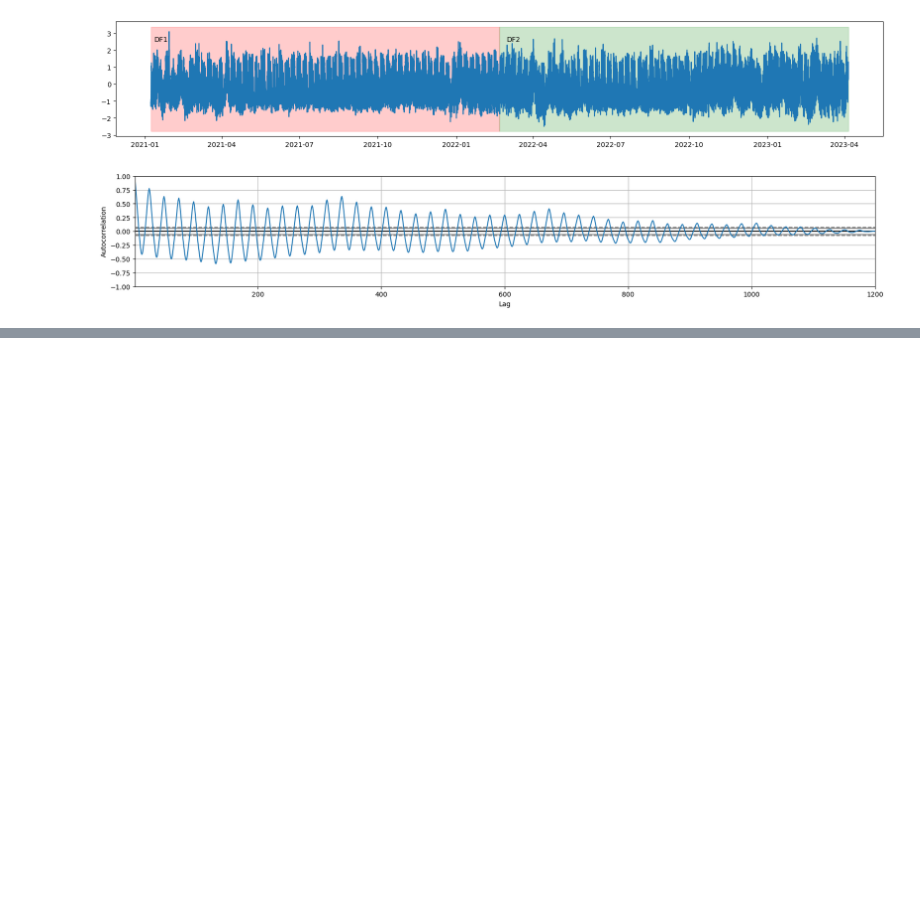
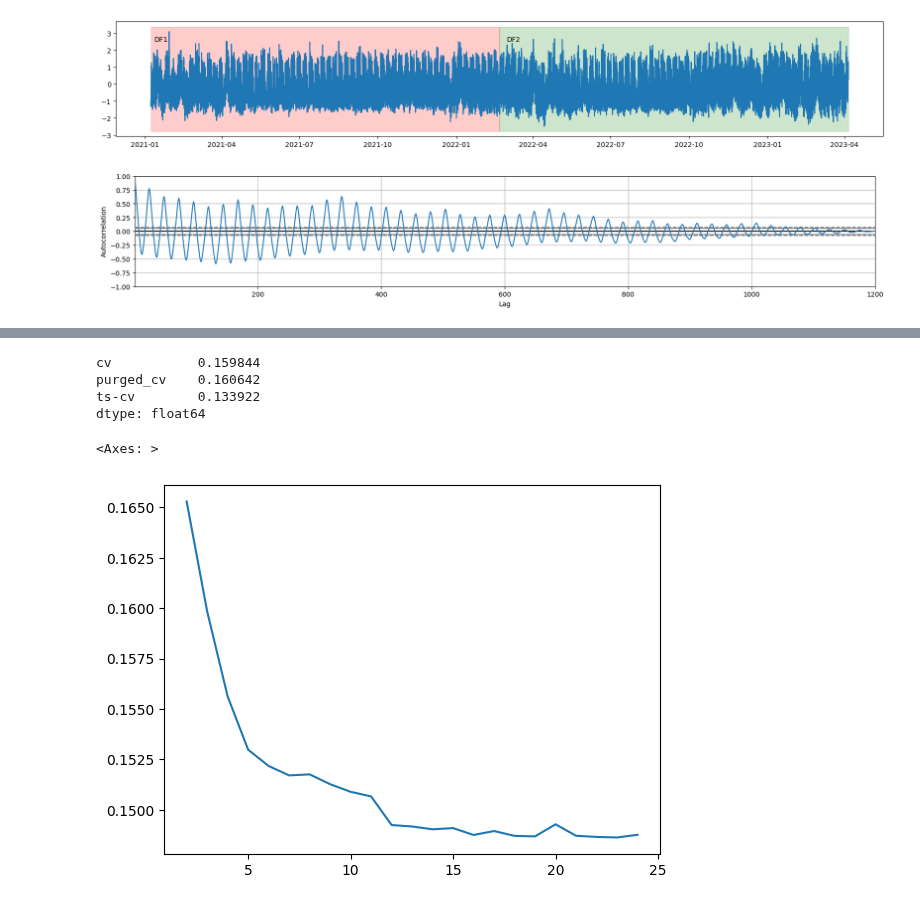
Before and after one commit to nepslor/teaching, a Jupyter notebook: TimeSeriesForecasting/cross_validation.ipynb, the cells around one changed output, grey strips where cells are left out. Saved outputs shown, nothing was run; the diff lists cells and outputs as text; code cells hidden in the pictures; blank space fills up the shorter version.

```diff
--- a/TimeSeriesForecasting/cross_validation.ipynb
+++ b/TimeSeriesForecasting/cross_validation.ipynb
@@ -42,0 +105,46 @@ def get_hankel(df, embedding=3):
+# %%
+
+# show comparison between CV and purged CV
+n_splits = 3
+splitter_cv = get_cv_idxs(x_1, n_splits=n_splits, method='cv')
+splitter_purged_cv = get_cv_idxs(x_1, n_splits=n_splits, method='cv', purging=24*total_days)
+splitter_ts = get_cv_idxs(x_1, n_splits=n_splits, method='ts-cv')
+
+splitters = [splitter_cv, splitter_purged_cv, splitter_ts]
+rmses = []
+for i in range(n_splits):
+  rmse = {}
+  for splitter, name in zip(splitters, ['cv', 'purged_cv', 'ts-cv']):
+    tr_idx, te_idx = next(splitter)
+    x_tr, x_te = x_1.iloc[tr_idx], x_1.iloc[te_idx]
+    y_tr, y_te = y_1.iloc[tr_idx], y_1.iloc[te_idx]
+    y_hat = LinearRegression().fit(x_tr, y_tr).predict(x_te)
+    rmse[name] =  mean_squared_error(y_te, y_hat, squared=True)
+  rmses.append(pd.DataFrame(rmse, index=[i]))
+
+print(pd.concat(rmses).mean())
+# %% [output]
+cv           0.159844
+purged_cv    0.160642
+ts-cv        0.133922
+dtype: float64
+# %%
+splits_array = np.arange(2, 25)
+
+plt.figure()
+rmses = {}
+for n_splits in tqdm(splits_array):
+  splitter_cv = get_cv_idxs(x_1, n_splits=n_splits, method='cv')
+  rmse = []
+  for i in range(n_splits):
+    tr_idx, te_idx = next(splitter_cv)
+    x_tr, x_te = x_1.iloc[tr_idx], x_1.iloc[te_idx]
+    y_tr, y_te = y_1.iloc[tr_idx], y_1.iloc[te_idx]
+    y_hat = LinearRegression().fit(x_tr, y_tr).predict(x_te)
+    rmse.append(mean_squared_error(y_te, y_hat, squared=True))
+  rmses[n_splits] = np.mean(rmse)
+rmses_cv = pd.Series(rmses, name='CV')
+rmses_cv.plot()
+# %% [output]
+<Axes: >
+[figure, added]
```
Also changed, not shown: parts of 8 cells of this notebook.
